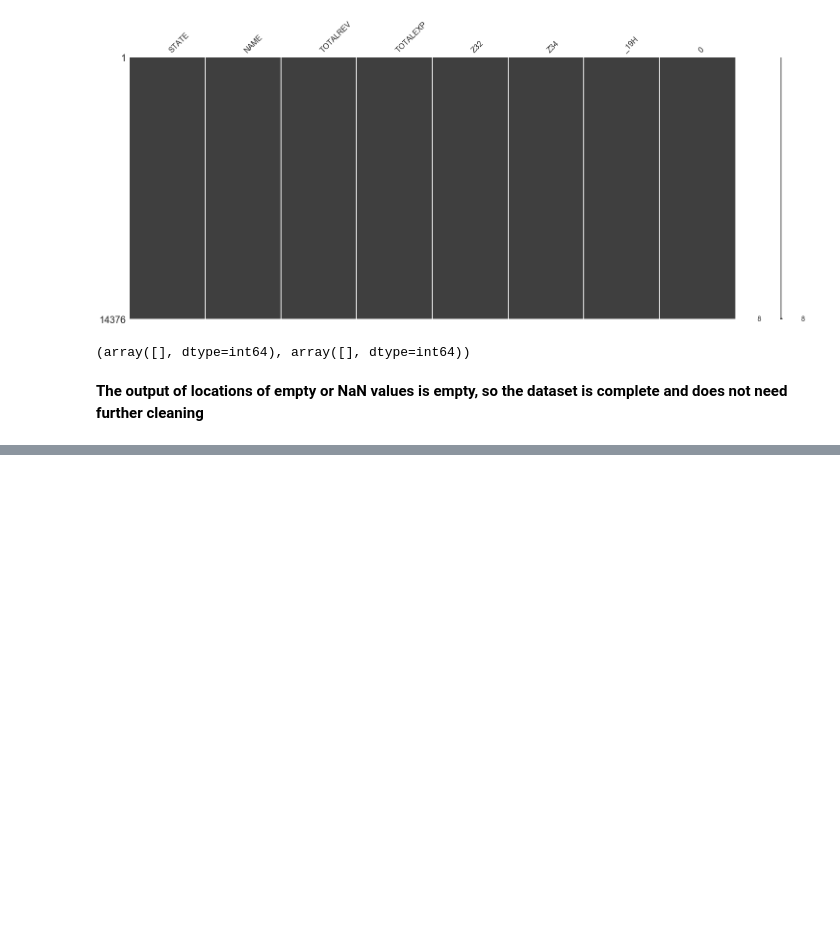
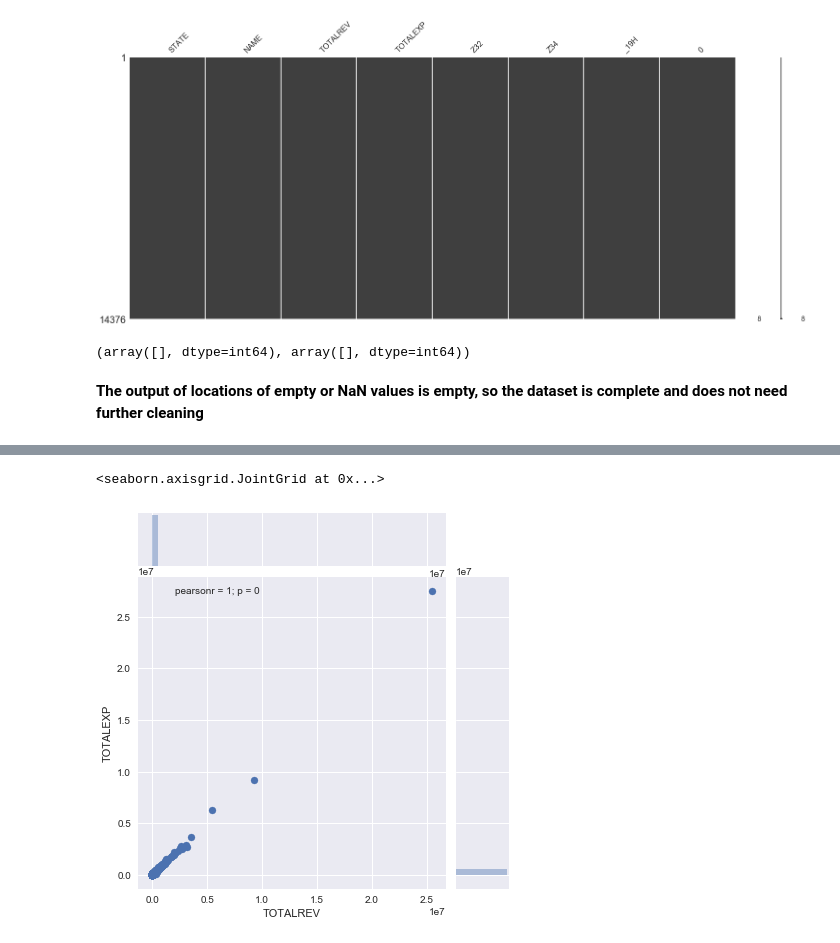
Before and after one commit to chao-norman/DSD-Data-Cleaning-and-Visualization, a Jupyter notebook: Code/School District Data Analysis.ipynb, the cells around one changed output, grey strips where cells are left out. Drawn from its saved outputs; the diff is of its cells as text; code cells hidden in the pictures; blank space fills up the shorter version.

```diff
--- a/Code/School District Data Analysis.ipynb
+++ b/Code/School District Data Analysis.ipynb
@@ -87,0 +110,6 @@ np.where(pd.isnull(SchoolDistShort))
+# %%
+# Total Revenue vs Total Expenditures
+sns.jointplot(SchoolDistShort.TOTALREV, SchoolDistShort.TOTALEXP)
+# %% [output]
+<seaborn.axisgrid.JointGrid at 0x...>
+[figure, added]
```
Also changed, not shown: parts of 19 cells of this notebook, 3 other files.
